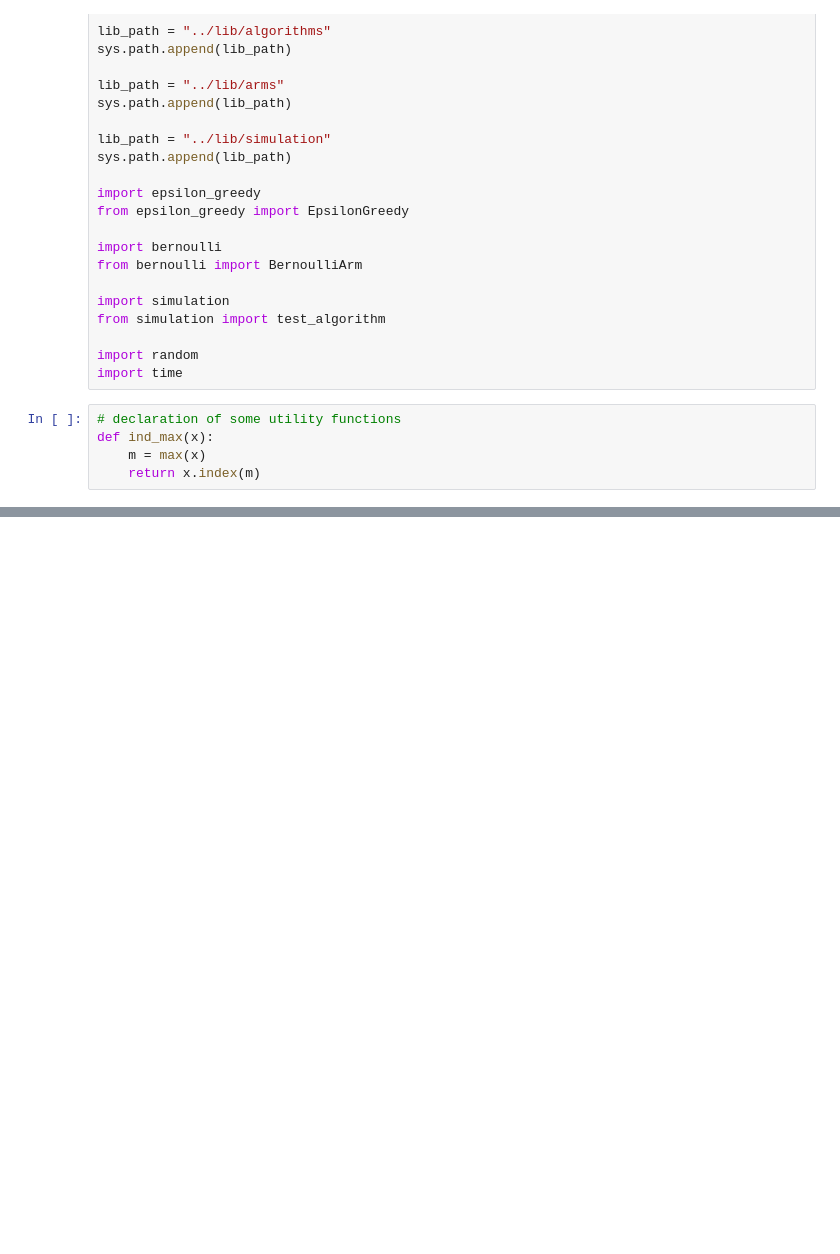
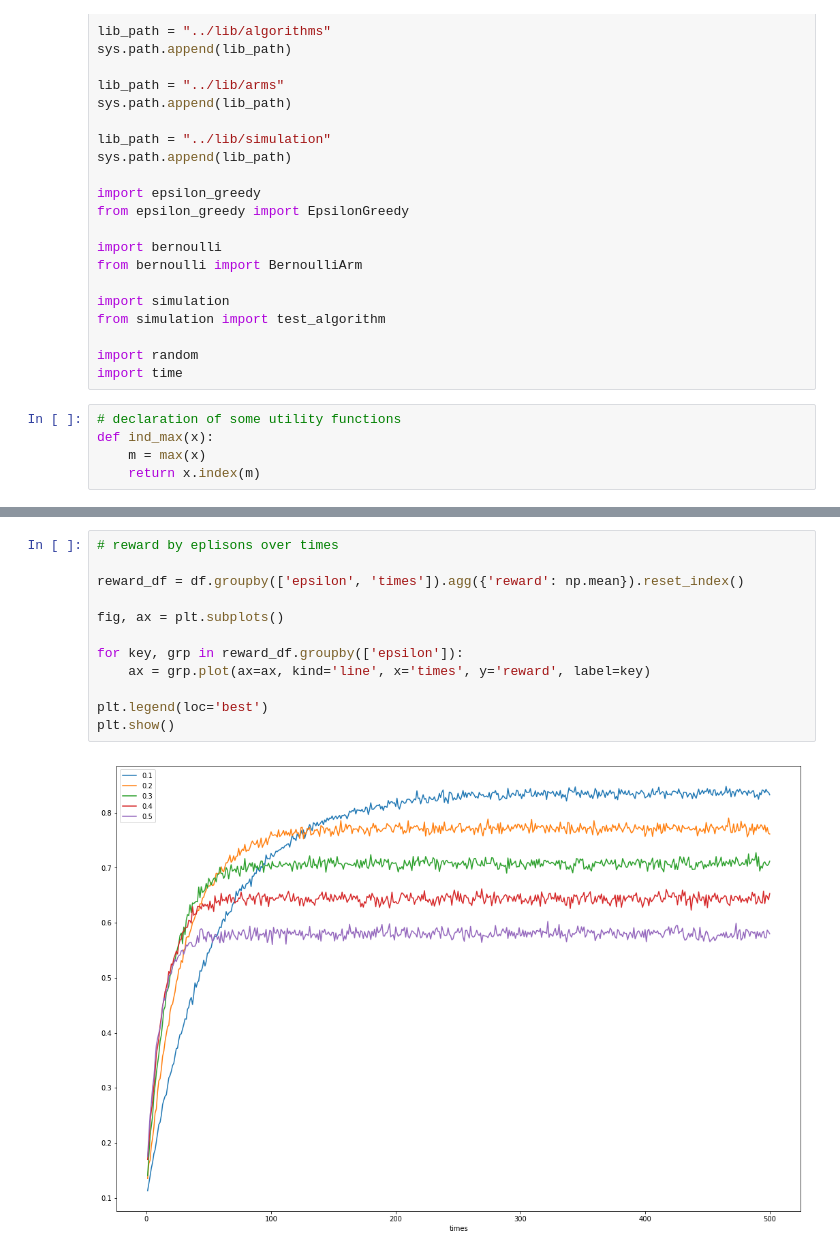
Before and after one commit to HatsuneMiku3939/bandit-algorithm, a Jupyter notebook: notebooks/Epsilon Greedy Simulation.ipynb, the cells around one changed output, grey strips where cells are left out. Drawn from its saved outputs; the diff is of its cells as text; blank space fills up the shorter version.

```diff
--- a/notebooks/Epsilon Greedy Simulation.ipynb
+++ b/notebooks/Epsilon Greedy Simulation.ipynb
@@ -60,0 +128,14 @@ for epsilon in [0.1, 0.2, 0.3, 0.4, 0.5]:
+# %%
+# reward by eplisons over times
+
+reward_df = df.groupby(['epsilon', 'times']).agg({'reward': np.mean}).reset_index()
+
+fig, ax = plt.subplots()
+
+for key, grp in reward_df.groupby(['epsilon']):
+    ax = grp.plot(ax=ax, kind='line', x='times', y='reward', label=key)
+
+plt.legend(loc='best')
+plt.show()
+# %% [output]
+[figure, added]
```
Also changed, not shown: parts of 5 cells of this notebook.
